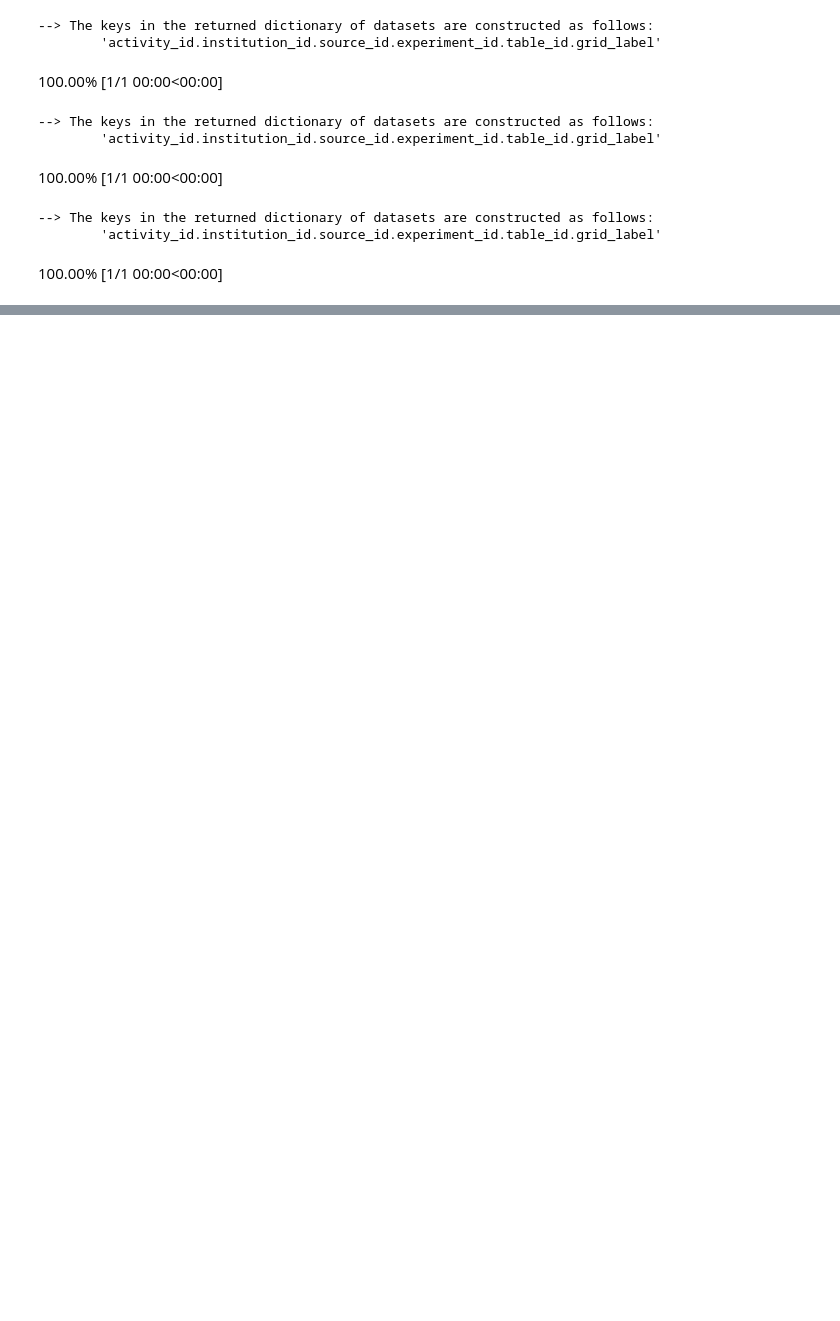
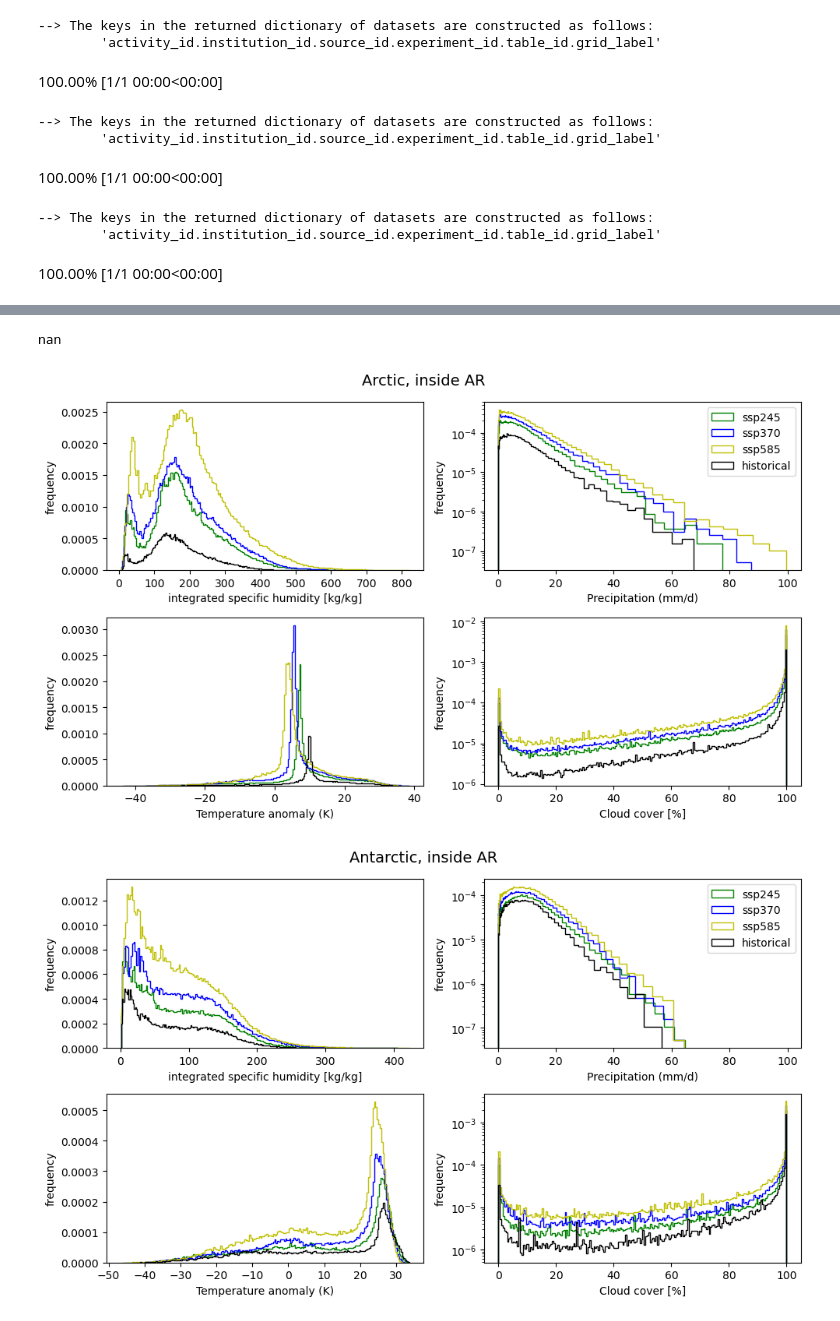
Before and after one commit to eScience-course/Tjaernoe2022-group5, a Jupyter notebook: notebooks/Lea/plswork.ipynb, the cells around one changed output, grey strips where cells are left out. Cells and saved outputs as stored; diff of their text form; code cells hidden in the pictures; blank space fills up the shorter version.

```diff
--- a/notebooks/Lea/plswork.ipynb
+++ b/notebooks/Lea/plswork.ipynb
@@ -134,5 +144,5 @@ d585 = cm585.merge(aod585.drop('time_bnds'))
 # %%
 cm370 = read_pangeo(2085, 2099, 'ssp370')
 cm370b  = read_370(2085,2099)
-d370 = cm370.merge(cm370b).merge(aod370.drop('time_bnds'))
+d370 = cm370.merge(cm370b)
 # %%
@@ -306,7 +313,6 @@ neg_sph= neg_sph*60*60*24
 precip = pd.DataFrame(data=[np245,sp245,np370,sp370,np585,sp585,nph,sph,neg_nph,neg_sph]).T
 precip.columns = ['np245','sp245','np370','sp370','np585','sp585','nph','sph','neg_nph','neg_sph']
 # %%
-
     # surface temperature
 #create average temperature for research area during modelling period to calculate anomaly
 avtn245 = n245['tas'].mean(['time','lat','lon'])
@@ -317,14 +323,14 @@ avtn585 = n585['tas'].mean(['time','lat','lon'])
 avts585 = s585['tas'].mean(['time','lat','lon'])
 avtnh =nh['tas'].mean(['time','lat','lon'])
 avtsh = sh['tas'].mean(['time','lat','lon'])
-nt245 = (n245['tas']-avtn245).values.flatten() # for plotting with matplotlib: flatten db to array and substract average
-st245 = (s245['tas']-avts245).values.flatten()
-nt370 = (n370['tas']-avtn370).values.flatten()
-st370 = (s370['tas']-avts370).values.flatten()
-nt585 = (n585['tas']-avtn585).values.flatten()
-st585 = (s585['tas']-avts585).values.flatten()
-nth = (nh['tas']-avtnh).values.flatten()
-sth = (sh['tas']-avtsh).values.flatten()
+nt245 = (masked_n245['tas']-avtn245).values.flatten() # for plotting with matplotlib: flatten db to array and substract average
+st245 = (masked_s245['tas']-avts245).values.flatten()
+nt370 = (masked_n370['tas']-avtn370).values.flatten()
+st370 = (masked_s370['tas']-avts370).values.flatten()
+nt585 = (masked_n585['tas']-avtn585).values.flatten()
+st585 = (masked_s585['tas']-avts585).values.flatten()
+nth = (masked_nh['tas']-avtnh).values.flatten()
+sth = (masked_sh['tas']-avtsh).values.flatten()
 nt245 = nt245[~np.isnan(nt245)] # remove na from dataset to be able to weight distribution
 st245 = st245[~np.isnan(st245)]
 nt370 = nt370[~np.isnan(nt370)]
@@ -345,6 +351,10 @@ neg_sth = neg_sh['tas'].values.flatten()
 neg_nth = neg_nth[~np.isnan(neg_nth)]
 neg_sth = neg_sth[~np.isnan(neg_sth)]
 temp = pd.DataFrame(data = ['nthin', 'sthin', 'neg_nth', 'neg_sth'])
+# %%
+nh['tas'].values.min()
+# %% [output]
+nan
 # %%
 # size for wilcoxon test arctic
    # humidity
@@ -444,7 +454,7 @@ axs[1].hist(precip['nph'], weights = np.zeros_like(precip['nph'])+1./precip['nph
         fill = False, edgecolor='k', histtype = 'step', linewidth = 1, label = "historical", bins=np.logspace(np.log10(nph.min()),np.log10(nph.max()),100))
 axs[1].set(yscale ='log', xlabel = 'Precipitation (mm/d)', ylabel = 'frequency')
 axs[1].legend()
-
+'''
 axs[2].hist(aod['na245'], weights = np.zeros_like(aod['na245'])+1./aod['na245'].size,
         fill = False, edgecolor='g', histtype = 'step', linewidth = 1, label = "ssp245", bins= 200, )
 axs[2].hist(aod['na370'], weights = np.zeros_like(aod['na370'])+1./aod['na370'].size,
@@ -454,16 +464,26 @@ axs[2].hist(aod['na585'], weights = np.zeros_like(aod['na585'])+1./aod['na585'].
 axs[2].hist(aod['nah'], weights = np.zeros_like(aod['nah'])+1./aod['nah'].size,
         fill = False, edgecolor='k', histtype = 'step', linewidth = 1, label = "historical", bins= 200, )
 axs[2].set( xlim = (0,2.5), xlabel = 'AODat 500 nm', ylabel = 'frequency', yscale = 'log')
+'''
+axs[2].hist(temp_anom['nt245'], weights = np.zeros_like(temp_anom['nt245'])+1./temp_anom['nt245'].size,
+        fill = False, edgecolor='g', histtype = 'step', linewidth = 1, label = "ssp245", bins = 200)
+axs[2].hist(temp_anom['nt370'], weights = np.zeros_like(temp_anom['nt370'])+1./temp_anom['nt370'].size,
+        fill = False, edgecolor='b', histtype = 'step', linewidth = 1, label = "ssp370", bins = 200)
+axs[2].hist(temp_anom['nt585'], weights = np.zeros_like(temp_anom['nt585'])+1./temp_anom['nt585'].size,
+        fill = False, edgecolor='y',  histtype = 'step', linewidth = 1,label = "ssp585", bins = 200)
+axs[2].hist(temp_anom['nth'], weights = np.zeros_like(temp_anom['nth'])+1./temp_anom['nth'].size,
+        fill = False, edgecolor='k', histtype = 'step', linewidth = 1, label = "historical", bins = 200)
+axs[2].set(xlabel = 'Temperature anomaly (K)', ylabel = 'frequency')
 
-axs[3].hist(temp_anom['nt245'], weights = np.zeros_like(temp_anom['nt245'])+1./temp_anom['nt245'].size,
+axs[3].hist(cloud['nc245'], weights = np.zeros_like(cloud['nc245'])+1./cloud['nc245'].size,
         fill = False, edgecolor='g', histtype = 'step', linewidth = 1, label = "ssp245", bins = 200)
-axs[3].hist(tem_anom['nt370'], weights = np.zeros_like(tem_anom['nt370'])+1./tem_anom['nt370'].size,
+axs[3].hist(cloud['nc370'], weights = np.zeros_like(cloud['nc370'])+1./cloud['nc370'].size,
         fill = False, edgecolor='b', histtype = 'step', linewidth = 1, label = "ssp370", bins = 200)
-axs[3].hist(temp_anom['nt585'], weights = np.zeros_like(temp_anom['nt585'])+1./temp_anom['nt585'].size,
+axs[3].hist(cloud['nc585'], weights = np.zeros_like(cloud['nc585'])+1./cloud['nc585'].size,
         fill = False, edgecolor='y',  histtype = 'step', linewidth = 1,label = "ssp585", bins = 200)
-axs[3].hist(temp_anom['nth'], weights = np.zeros_like(temp_anom['nth'])+1./temp_anom['nth'].size,
+axs[3].hist(cloud['nch'], weights = np.zeros_like(cloud['nch'])+1./cloud['nch'].size,
         fill = False, edgecolor='k', histtype = 'step', linewidth = 1, label = "historical", bins = 200)
-axs[3].set(xlabel = 'Temperature anomaly (K)', ylabel = 'frequency')
+axs[3].set(xlabel = 'Cloud cover [%]', ylabel = 'frequency', yscale = 'log')
 plt.tight_layout()
 plt.savefig('Arctic_future.png')
 
@@ -480,46 +500,49 @@ axs[0].hist(int_hum['int_sh585'], weights = np.zeros_like(int_hum['int_sh585'])+
 axs[0].hist(int_hum['int_shh'], weights = np.zeros_like(int_hum['int_shh'])+1./int_hum['int_shh'].size,
         fill = False, edgecolor='k', histtype = 'step', linewidth = 1, label = "historical", bins= 200)
 axs[0].set( xlabel = 'integrated specific humidity [kg/kg]', ylabel = 'frequency')
 
 axs[1].hist(precip['sp245'], weights = np.zeros_like(precip['sp245'])+1./precip['sp245'].size,
         fill = False, edgecolor='g', histtype = 'step', linewidth = 1, label = "ssp245", bins=np.logspace(np.log10(np245.min()),np.log10(np245.max()),100))
 axs[1].hist(precip['sp370'], weights = np.zeros_like(precip['sp370'])+1./precip['sp370'].size,
         fill = False, edgecolor='b', histtype = 'step', linewidth = 1, label = "ssp370", bins=np.logspace(np.log10(np370.min()),np.log10(np370.max()),100))
 axs[1].hist(precip['sp585'], weights = np.zeros_like(precip['sp585'])+1./precip['sp585'].size,
         fill = False, edgecolor='y',  histtype = 'step', linewidth = 1,label = "ssp585", bins=np.logspace(np.log10(np585.min()),np.log10(np585.max()),100))
 axs[1].hist(precip['sph'], weights = np.zeros_like(precip['sph'])+1./precip['sph'].size,
         fill = False, edgecolor='k', histtype = 'step', linewidth = 1, label = "historical", bins=np.logspace(np.log10(nph.min()),np.log10(nph.max()),100))
 axs[1].set(yscale ='log', xlabel = 'Precipitation (mm/d)', ylabel = 'frequency')
 axs[1].legend()
-
-axs[2].hist(sa245, weights = np.zeros_like(sa245)+1./sa245.size,
-        fill = False, edgecolor='g', histtype = 'step', linewidth = 1, label = "ssp245", bins= 200, )
-axs[2].hist(sa370, weights = np.zeros_like(sa370)+1./sa370.size,
-        fill = False, edgecolor='b', histtype = 'step', linewidth = 1, label = "ssp370", bins= 200,)
-axs[2].hist(sa585, weights = np.zeros_like(sa585)+1./sa585.size,
-        fill = False, edgecolor='y',  histtype = 'step', linewidth = 1,label = "ssp585", bins= 200, )
-axs[2].hist(sah, weights = np.zeros_like(sah)+1./sah.size,
-        fill = False, edgecolor='k', histtype = 'step', linewidth = 1, label = "historical", bins= 200, )
-axs[2].set( xlim = (0,2.5), xlabel = 'AODat 500 nm', ylabel = 'frequency', yscale = 'log')
-
+'''
 axs[2].hist(aod['sa245'], weights = np.zeros_like(aod['sa245'])+1./aod['sa245'].size,
         fill = False, edgecolor='g', histtype = 'step', linewidth = 1, label = "ssp245", bins= 200, )
 axs[2].hist(aod['sa370'], weights = np.zeros_like(aod['sa370'])+1./aod['sa370'].size,
         fill = False, edgecolor='b', histtype = 'step', linewidth = 1, label = "ssp370", bins= 200,)
 axs[2].hist(aod['sa585'], weights = np.zeros_like(aod['sa585'])+1./aod['sa585'].size,
         fill = False, edgecolor='y',  histtype = 'step', linewidth = 1,label = "ssp585", bins= 200, )
 axs[2].hist(aod['sah'], weights = np.zeros_like(aod['sah'])+1./aod['sah'].size,
         fill = False, edgecolor='k', histtype = 'step', linewidth = 1, label = "historical", bins= 200, )
 axs[2].set( xlim = (0,2.5), xlabel = 'AODat 500 nm', ylabel = 'frequency', yscale = 'log')
+'''
+axs[2].hist(temp_anom['st245'], weights = np.zeros_like(temp_anom['st245'])+1./temp_anom['st245'].size,
+        fill = False, edgecolor='g', histtype = 'step', linewidth = 1, label = "ssp245", bins = 200)
+axs[2].hist(temp_anom['st370'], weights = np.zeros_like(temp_anom['st370'])+1./temp_anom['st370'].size,
+        fill = False, edgecolor='b', histtype = 'step', linewidth = 1, label = "ssp370", bins = 200)
+axs[2].hist(temp_anom['st585'], weights = np.zeros_like(temp_anom['st585'])+1./temp_anom['st585'].size,
+        fill = False, edgecolor='y',  histtype = 'step', linewidth = 1,label = "ssp585", bins = 200)
+axs[2].hist(temp_anom['sth'], weights = np.zeros_like(temp_anom['sth'])+1./temp_anom['sth'].size,
+        fill = False, edgecolor='k', histtype = 'step', linewidth = 1, label = "historical", bins = 200)
+axs[2].set(xlabel = 'Temperature anomaly (K)', ylabel = 'frequency')
 
-axs[3].hist(temp_anom['st245'], weights = np.zeros_like(temp_anom['st245'])+1./temp_anom['st245'].size,
+axs[3].hist(cloud['sc245'], weights = np.zeros_like(cloud['sc245'])+1./cloud['sc245'].size,
         fill = False, edgecolor='g', histtype = 'step', linewidth = 1, label = "ssp245", bins = 200)
-axs[3].hist(tem_anom['st370'], weights = np.zeros_like(tem_anom['st370'])+1./tem_anom['st370'].size,
+axs[3].hist(cloud['sc370'], weights = np.zeros_like(cloud['sc370'])+1./cloud['sc370'].size,
         fill = False, edgecolor='b', histtype = 'step', linewidth = 1, label = "ssp370", bins = 200)
-axs[3].hist(temp_anom['st585'], weights = np.zeros_like(temp_anom['st585'])+1./temp_anom['st585'].size,
+axs[3].hist(cloud['sc585'], weights = np.zeros_like(cloud['sc585'])+1./cloud['sc585'].size,
         fill = False, edgecolor='y',  histtype = 'step', linewidth = 1,label = "ssp585", bins = 200)
-axs[3].hist(temp_anom['sth'], weights = np.zeros_like(temp_anom['sth'])+1./temp_anom['sth'].size,
+axs[3].hist(cloud['sch'], weights = np.zeros_like(cloud['sch'])+1./cloud['sch'].size,
         fill = False, edgecolor='k', histtype = 'step', linewidth = 1, label = "historical", bins = 200)
-axs[3].set(xlabel = 'Temperature anomaly (K)', ylabel = 'frequency')
+axs[3].set(xlabel = 'Cloud cover [%]', ylabel = 'frequency', yscale = 'log')
 plt.tight_layout()
 plt.savefig('Antarctic_future.png')
+# %% [output]
+[figure, added]
+[figure, added]
```
Also changed, not shown: parts of 12 cells of this notebook, 4 other files.
